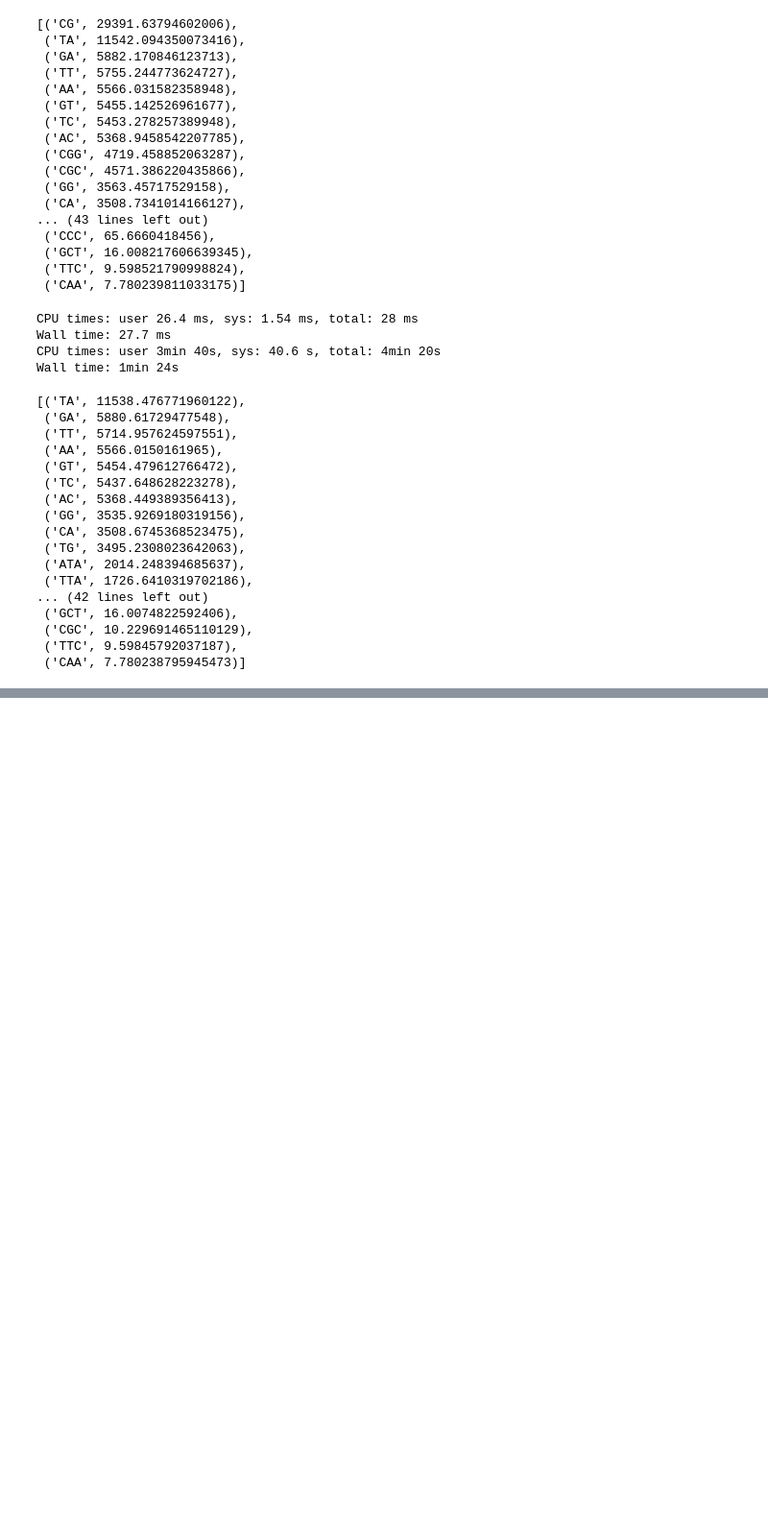
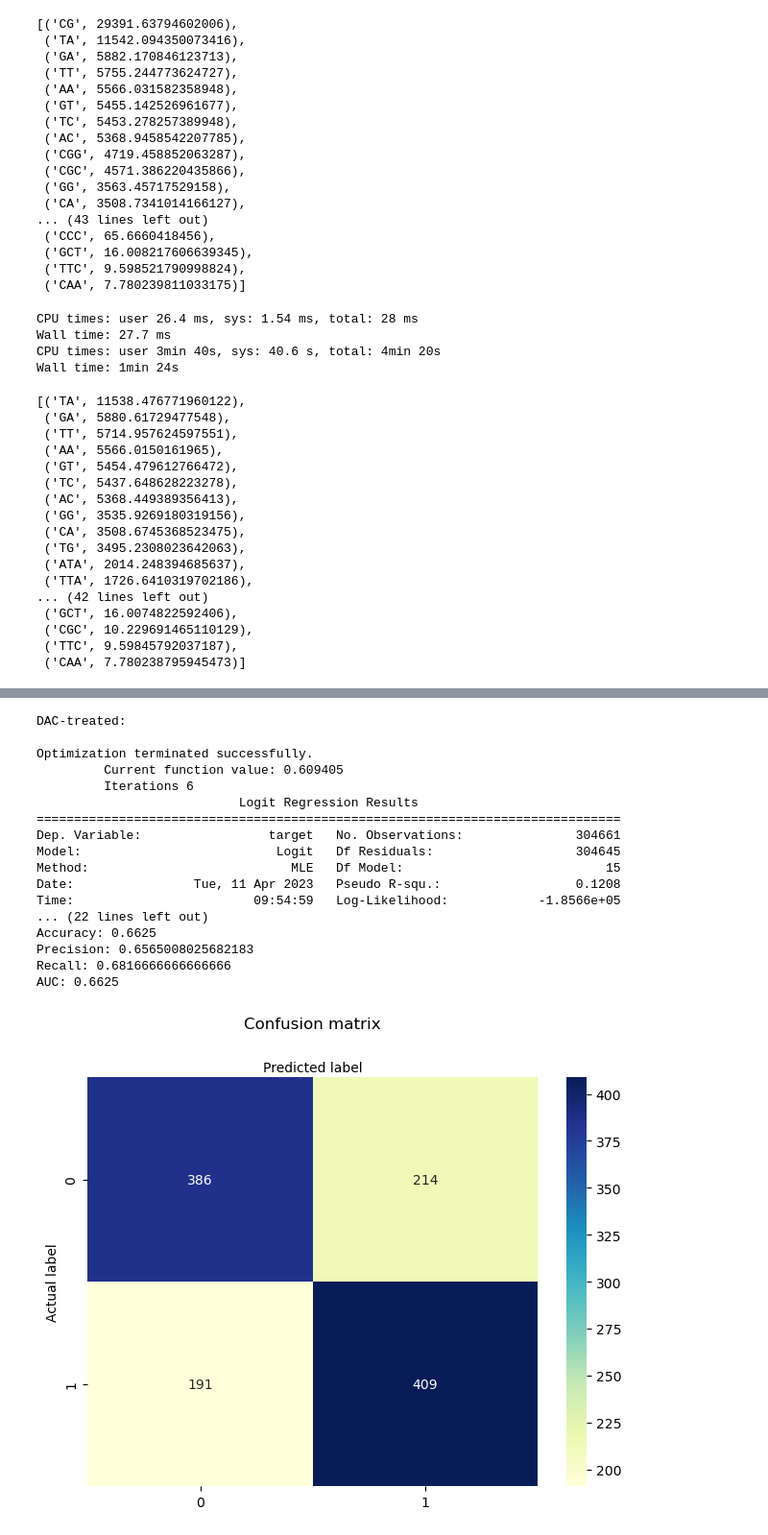
Before and after one commit to shashivish/RNA-ModX, a Jupyter notebook: predictive_model/Logistic_Regression.ipynb, the cells around one changed output, grey strips where cells are left out. Shown at 96% size. Saved outputs shown, nothing was run; the diff lists cells and outputs as text; code cells hidden in the pictures; blank space fills up the shorter version.

```diff
--- a/predictive_model/Logistic_Regression.ipynb
+++ b/predictive_model/Logistic_Regression.ipynb
@@ -900,0 +1328,27 @@ Wall time: 38.1 ms
+# %%
+# train model for dac-treated dataset
+print('DAC-treated:\n')
+model_dac = train_and_evaluate_logreg(train_X_dac, train_y, test_X_dac, test_y)
+
+# save the model
+import pickle
+pickle.dump(model_dac, open('/Users/eesoonhang/Desktop/Jupyter Project/Capstone - RNAModX/predictive_model/logreg_dac.pkl', 'wb'))
+# %% [output]
+DAC-treated:
+
+Optimization terminated successfully.
+         Current function value: 0.609405
+         Iterations 6
+                           Logit Regression Results
+==============================================================================
+Dep. Variable:                 target   No. Observations:               304661
+Model:                          Logit   Df Residuals:                   304645
+Method:                           MLE   Df Model:                           15
+Date:                Tue, 11 Apr 2023   Pseudo R-squ.:                  0.1208
+Time:                        09:54:59   Log-Likelihood:            -1.8566e+05
+... (22 lines left out)
+Accuracy: 0.6625
+Precision: 0.6565008025682183
+Recall: 0.6816666666666666
+AUC: 0.6625
+[figure, added]
```
Also changed, not shown: parts of 35 cells of this notebook, 3 other files.
